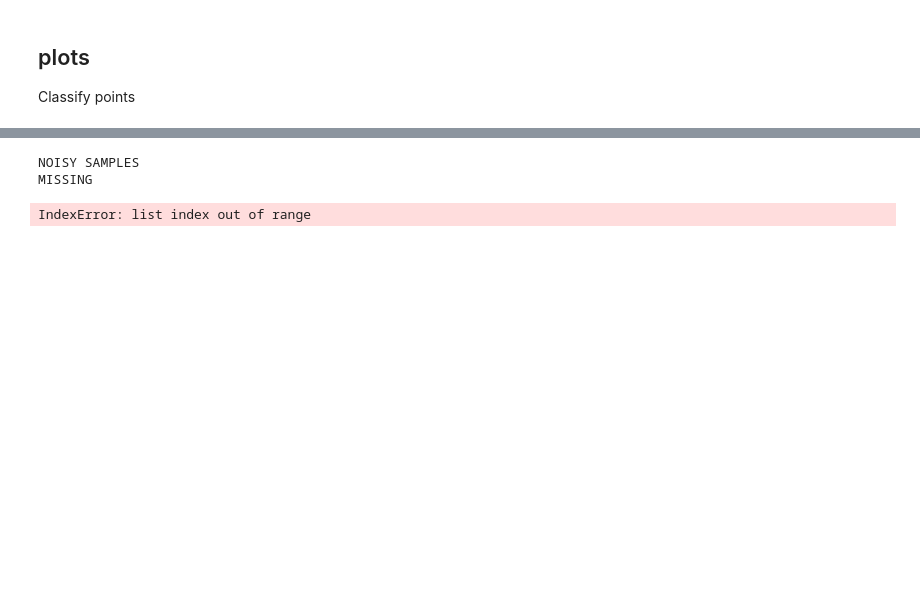
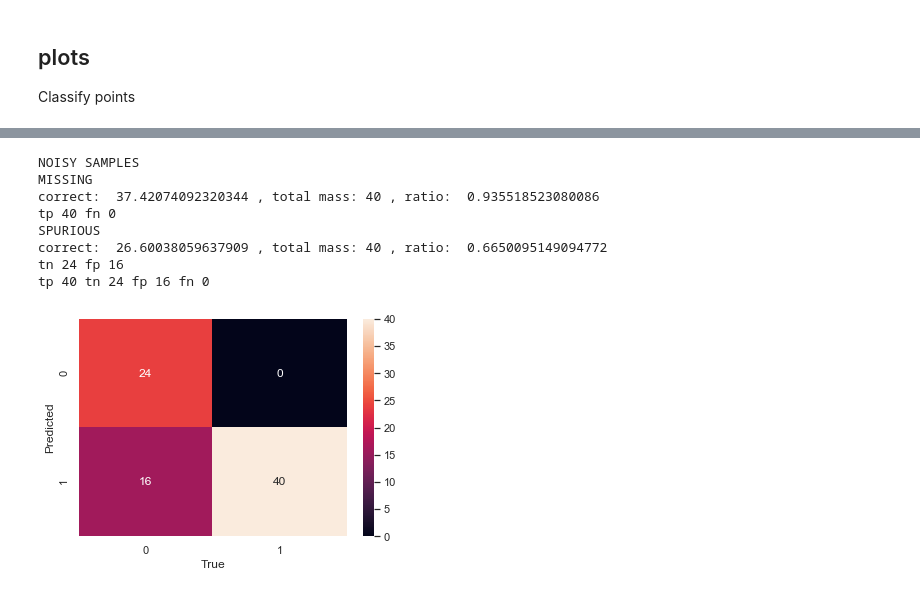
Before and after one commit to regenworm/thesis_msc_ai, a Jupyter notebook: code/Embedding visualisation.ipynb, the cells around one changed output, grey strips where cells are left out. Saved outputs shown, nothing was run; the diff lists cells and outputs as text; code cells hidden in the pictures; blank space fills up the shorter version.

```diff
--- a/code/Embedding visualisation.ipynb
+++ b/code/Embedding visualisation.ipynb
@@ -180,47 +163,55 @@ plt.show(fig)
 # %%
 import seaborn as sns
 thresh = 0.5
 # noisy samples
 print("NOISY SAMPLES")
 
 # MISSING
 print("MISSING")
 num_runs = len(rd.bootstrap_preds_missing)
 num_nodes = len(rd.bootstrap_preds_missing[0])
 all_runs_missing_preds, missing_edge_names, _ = du.unpack_values(rd.bootstrap_preds_missing)
 # probablistic
-correct = np.sum(all_runs_missing_preds[:, :, 1])
-total = num_runs * num_nodes
-ratio = correct / float(total)
+correct_missing = np.sum(all_runs_missing_preds[:, :, 1])
+total_missing = num_runs * num_nodes
+ratio_missing = correct_missing / float(total_missing)
 # thresholded
-false_negative = np.sum(all_runs_missing_preds[:, :, 1] > thresh)
-true_positive = total - true_positive
-print('correct: ', correct, ', total mass:', total, ', ratio: ', ratio)
+true_positive_missing = np.sum(all_runs_missing_preds[:, :, 1] > thresh)
+false_negative_missing = total_missing - true_positive_missing
+print('correct: ', correct_missing, ', total mass:', total_missing, ', ratio: ', ratio_missing)
+print('tp', true_positive_missing, 'fn', false_negative_missing)
 
 # SPURIOUS
 print("SPURIOUS")
 num_runs = len(rd.bootstrap_preds_spurious)
 num_nodes = len(rd.bootstrap_preds_spurious[0])
 all_runs_spurious_preds, spurious_edge_names, _ = du.unpack_values(rd.bootstrap_preds_spurious)
 # probablistic
-correct = np.sum(all_runs_spurious_preds[:, :, 0])
-total = num_runs * num_nodes
-ratio = correct / float(total)
+correct_spurious = np.sum(all_runs_spurious_preds[:, :, 0])
+total_spurious = num_runs * num_nodes
+ratio_spurious = correct_spurious / float(total_spurious)
 # thresholded
-false_positive = np.sum(all_runs_spurious_preds[:, :, 0] > thresh)
-true_negative = total - true_negative
-print('correct: ', correct, ', total mass:', total, ', ratio: ', ratio)
+true_negative_spurious = np.sum(all_runs_spurious_preds[:, :, 0] > thresh)
+false_positive_spurious = total_spurious - true_negative_spurious
+print('correct: ', correct_spurious, ', total mass:', total_spurious, ', ratio: ', ratio_spurious)
+print('tn', true_negative_spurious, 'fp', false_positive_spurious)
 
 # plot cf matrix
-print('tp', true_positive, 'tn', true_negative, 'fp', false_positive, 'fn', false_negative)
-ax = sns.heatmap([[true_negative, false_negative],[false_negative, true_positive]])
+print('tp', true_positive_missing, 'tn', true_negative_spurious, 'fp', false_positive_spurious, 'fn', false_negative_missing)
+ax = sns.heatmap([[true_negative_spurious, false_negative_missing],[false_positive_spurious, true_positive_missing]], annot=True)
 ax.set_ylabel('Predicted')
 ax.set_xlabel('True')
 plt.show(ax)
 # %% [output]
 NOISY SAMPLES
 MISSING
+correct:  37.42074092320344 , total mass: 40 , ratio:  0.935518523080086
+tp 40 fn 0
+SPURIOUS
+correct:  26.60038059637909 , total mass: 40 , ratio:  0.6650095149094772
+tn 24 fp 16
+tp 40 tn 24 fp 16 fn 0
-IndexError: list index out of range
+[figure, added]
 # %%
 # FULL
 print("FULL")
```
Also changed, not shown: parts of 9 cells of this notebook, 4 other files.
